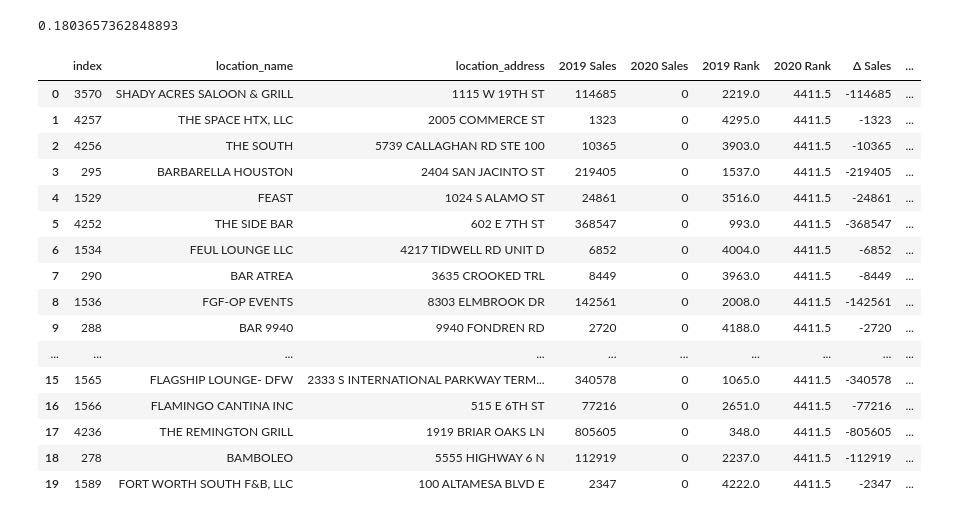
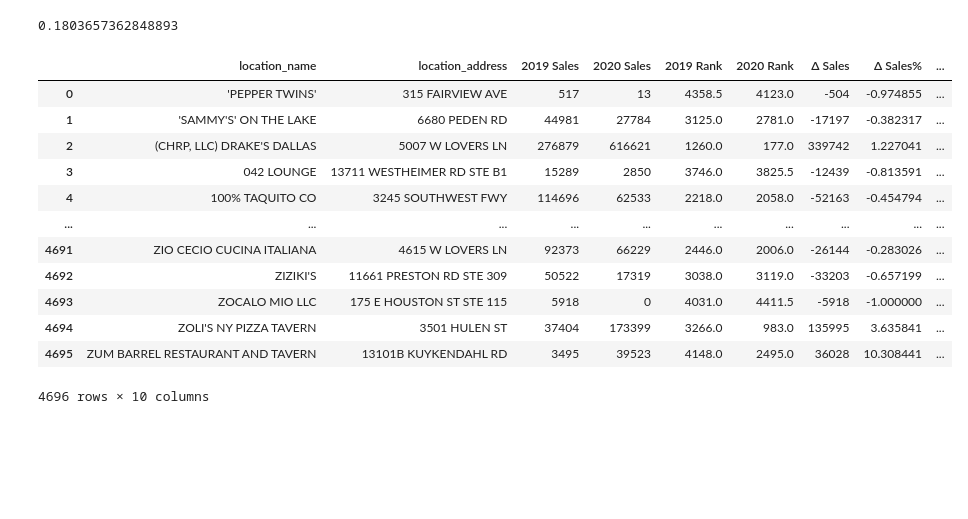
Before and after one commit to KelliDSmith/SMU_Project1_Group1, a Jupyter notebook: testing_kelli.ipynb, the cells around one changed output. Cells and saved outputs as stored; diff of their text form; code cells hidden in the pictures; blank space fills up the shorter version.

```diff
--- a/testing_kelli.ipynb
+++ b/testing_kelli.ipynb
@@ -188,29 +208,28 @@ per_no_sales_20
 # %% [output]
 0.1803657362848893
 # %%
+#includes stores with zero sales
 stores_ = pd.merge(storesales2019,storesales2020,on=['location_name','location_address'],how='inner')
 stores_all = stores_.rename(columns={'total_receipts_x': '2019 Sales','total_receipts_y': '2020 Sales'})
 stores_all['2019 Rank'] = stores_all['2019 Sales'].rank(ascending=False)
 stores_all['2020 Rank'] = stores_all['2020 Sales'].rank(ascending=False)
 stores_all['\u0394 Sales'] = stores_all['2020 Sales']-stores_all['2019 Sales']
 stores_all['\u0394 Sales%'] = stores_all['2020 Sales']/stores_all['2019 Sales']-1
 stores_all['\u0394 Rank'] = stores_all['2020 Rank']-stores_all['2019 Rank']
 stores_all.sort_values('\u0394 Sales%',ascending=True).head(20).reset_index()
+stores_all_new = pd.merge(stores_all,dfcities[['location_name','location_address','location_city']].drop_duplicates(),on=['location_name','location_address'],how='inner')
+stores_all_new
 # %% [output]
-|  | index | location_name | location_address | 2019 Sales | 2020 Sales | 2019 Rank | 2020 Rank | Δ Sales | ... |
-| 0 | 3570 | SHADY ACRES SALOON & GRILL | 1115 W 19TH ST | 114685 | 0 | 2219.0 | 4411.5 | -114685 | ... |
-| 1 | 4257 | THE SPACE HTX, LLC | 2005 COMMERCE ST | 1323 | 0 | 4295.0 | 4411.5 | -1323 | ... |
-| 2 | 4256 | THE SOUTH | 5739 CALLAGHAN RD STE 100 | 10365 | 0 | 3903.0 | 4411.5 | -10365 | ... |
-| 3 | 295 | BARBARELLA HOUSTON | 2404 SAN JACINTO ST | 219405 | 0 | 1537.0 | 4411.5 | -219405 | ... |
-| 4 | 1529 | FEAST | 1024 S ALAMO ST | 24861 | 0 | 3516.0 | 4411.5 | -24861 | ... |
-| 5 | 4252 | THE SIDE BAR | 602 E 7TH ST | 368547 | 0 | 993.0 | 4411.5 | -368547 | ... |
-| 6 | 1534 | FEUL LOUNGE LLC | 4217 TIDWELL RD UNIT D | 6852 | 0 | 4004.0 | 4411.5 | -6852 | ... |
-| 7 | 290 | BAR ATREA | 3635 CROOKED TRL | 8449 | 0 | 3963.0 | 4411.5 | -8449 | ... |
-| 8 | 1536 | FGF-OP EVENTS | 8303 ELMBROOK DR | 142561 | 0 | 2008.0 | 4411.5 | -142561 | ... |
-| 9 | 288 | BAR 9940 | 9940 FONDREN RD | 2720 | 0 | 4188.0 | 4411.5 | -2720 | ... |
+|  | location_name | location_address | 2019 Sales | 2020 Sales | 2019 Rank | 2020 Rank | Δ Sales | Δ Sales% | ... |
+| 0 | 'PEPPER TWINS' | 315 FAIRVIEW AVE | 517 | 13 | 4358.5 | 4123.0 | -504 | -0.974855 | ... |
+| 1 | 'SAMMY'S' ON THE LAKE | 6680 PEDEN RD | 44981 | 27784 | 3125.0 | 2781.0 | -17197 | -0.382317 | ... |
+| 2 | (CHRP, LLC) DRAKE'S DALLAS | 5007 W LOVERS LN | 276879 | 616621 | 1260.0 | 177.0 | 339742 | 1.227041 | ... |
+| 3 | 042 LOUNGE | 13711 WESTHEIMER RD STE B1 | 15289 | 2850 | 3746.0 | 3825.5 | -12439 | -0.813591 | ... |
+| 4 | 100% TAQUITO CO | 3245 SOUTHWEST FWY | 114696 | 62533 | 2218.0 | 2058.0 | -52163 | -0.454794 | ... |
 | ... | ... | ... | ... | ... | ... | ... | ... | ... | ... |
-| 15 | 1565 | FLAGSHIP LOUNGE- DFW | 2333 S INTERNATIONAL PARKWAY TERM... | 340578 | 0 | 1065.0 | 4411.5 | -340578 | ... |
-| 16 | 1566 | FLAMINGO CANTINA INC | 515 E 6TH ST | 77216 | 0 | 2651.0 | 4411.5 | -77216 | ... |
-| 17 | 4236 | THE REMINGTON GRILL | 1919 BRIAR OAKS LN | 805605 | 0 | 348.0 | 4411.5 | -805605 | ... |
-| 18 | 278 | BAMBOLEO | 5555 HIGHWAY 6 N | 112919 | 0 | 2237.0 | 4411.5 | -112919 | ... |
-| 19 | 1589 | FORT WORTH SOUTH F&B, LLC | 100 ALTAMESA BLVD E | 2347 | 0 | 4222.0 | 4411.5 | -2347 | ... |
+| 4691 | ZIO CECIO CUCINA ITALIANA | 4615 W LOVERS LN | 92373 | 66229 | 2446.0 | 2006.0 | -26144 | -0.283026 | ... |
+| 4692 | ZIZIKI'S | 11661 PRESTON RD STE 309 | 50522 | 17319 | 3038.0 | 3119.0 | -33203 | -0.657199 | ... |
+| 4693 | ZOCALO MIO LLC | 175 E HOUSTON ST STE 115 | 5918 | 0 | 4031.0 | 4411.5 | -5918 | -1.000000 | ... |
+| 4694 | ZOLI'S NY PIZZA TAVERN | 3501 HULEN ST | 37404 | 173399 | 3266.0 | 983.0 | 135995 | 3.635841 | ... |
+| 4695 | ZUM BARREL RESTAURANT AND TAVERN | 13101B KUYKENDAHL RD | 3495 | 39523 | 4148.0 | 2495.0 | 36028 | 10.308441 | ... |
+4696 rows × 10 columns
```
Also changed, not shown: parts of 2 cells of this notebook, 1 other file.
